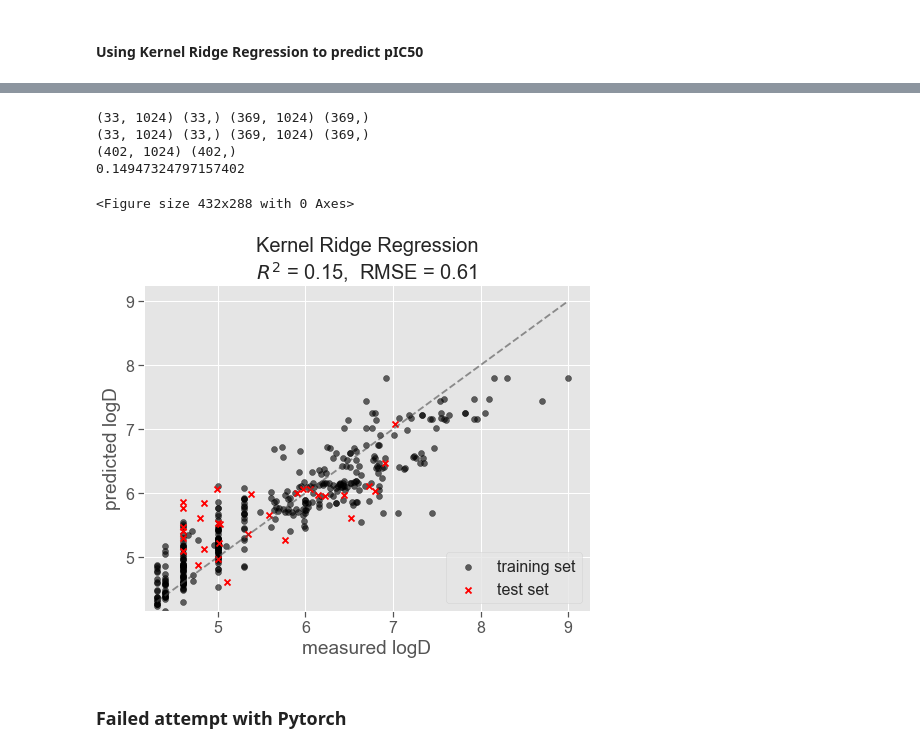
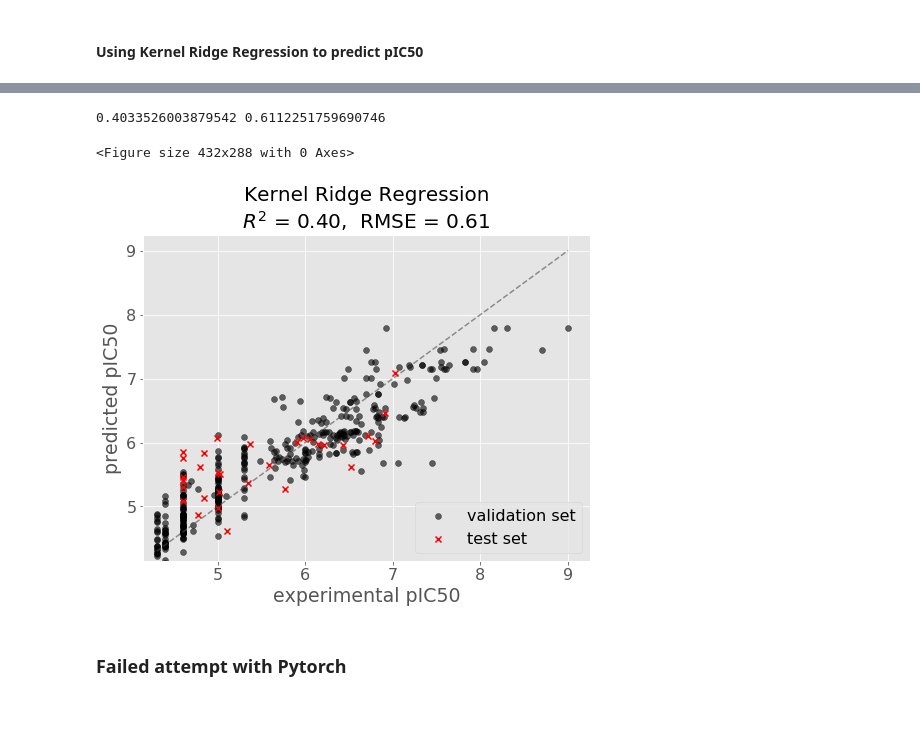
Before and after one commit to Mike575/OSM, a Jupyter notebook: predictor.ipynb, the cells around one changed output, grey strips where cells are left out. Cells and saved outputs as stored; diff of their text form; code cells hidden in the pictures; blank space fills up the shorter version.

Commit message:
predictor v0.3

```diff
--- a/predictor.ipynb
+++ b/predictor.ipynb
@@ -224,7 +224,7 @@ def plot_results(y_pred_train, y_pred_test, y_train, y_test, y_max, y_min, title
     #plt.xlim(y_min-1, y_max+1)
     plt.tick_params(axis='both', which='major', labelsize=fontsize-2)
     plt.tick_params(axis='both', which='minor', labelsize=fontsize-3)
-    plt.scatter(y_train, y_pred_train, label = 'training set', c='black', marker='o', alpha = 0.6)
+    plt.scatter(y_train, y_pred_train, label = 'validation set', c='black', marker='o', alpha = 0.6)
     #plt.title(title, fontdict=font)
     plt.title(title, fontsize=fontsize+2)
     plt.xlabel('experimental pIC50', fontsize=fontsize+1)
@@ -377,51 +378,41 @@ PandasTools.FrameToGridImage(data_pred, molsPerRow=6, legendsCol='', maxMols=20)
 # %%
 data_pred['fp_Morgan'] = data_pred['ROMol'].apply(Morgan_fingerprint)
 
 X_pred = np.array(list(data_pred['fp_Morgan']))
-print(X_pred.shape, y_pred.shape, X.shape, y.shape)
+#print(X_pred.shape, y_pred.shape, X.shape, y.shape)
 
 data_val['fp_Morgan'] = data_val['ROMol'].apply(Morgan_fingerprint)
 
 X_val = np.array(list(data_val['fp_Morgan']))
-print(X_val.shape, y_val.shape, X.shape, y.shape)
-
-# These two lines are absolutely wrong!
-#X_tol = np.concatenate((X, X_pred), axis=0)
-#y_tol = np.concatenate((y, y_pred), axis=0)
-print(X_tol.shape, y_tol.shape)
+#print(X_val.shape, y_val.shape, X.shape, y.shape)
 
 Best_KernelRidge.fit(X, y)
 
 with open('b_kr.pkl', 'wb') as f:
     pickle.dump(Best_KernelRidge, f)
 
 y_pred_train = Best_KernelRidge.predict(X)
-y_pred_pred = Best_KernelRidge.predict(X_pred)
-
+#y_pred_pred = Best_KernelRidge.predict(X_pred)
 y_pred_val = Best_KernelRidge.predict(X_val)
 
-r_square = r2_score(y_pred, y_pred_pred)
-print(r_square)
+r_square = r2_score(y_val, y_pred_val)
+
 rmse = mean_squared_error(y_val, y_pred_val) ** 0.5
-
+print(r_square,rmse)
 # Call ploting function
 fulltitle = "Kernel Ridge Regression" + "\n" + "$R^{2}$ = " + str("{:.2f}".format(r_square)) + ',  RMSE = ' + str("{:.2f}".format(rmse))
-#fulltitle = f"Kernel Ridge Regression \n $R^{2}$ = {r_square:2.f}, RMSE = {rmse:.2f}"
 plot_results(y_pred_train, y_pred_val, y, y_val, np.max(y), np.min(y), title=fulltitle, title1=name, figsize=(8,6))
 
 #r_square_2 = r2_score(y_val, data_val['logD_CXN'])
 #rmse_2 = mean_squared_error(y_val, data_val['logD_CXN']) ** 0.5#
 
 # Call ploting function
 #fulltitle = "ChemAxon" + "\n" + "$R^{2}$ = " + str("{:.2f}".format(r_square_2)) + ',  RMSE = ' + str("{:.2f}".format(rmse_2))
 #plot_results(y_pred_train, data_val['logD_CXN'], y, y_val, np.max(y), np.min(y)-1, title=fulltitle, title1=name, figsize=(8,6))
 # %% [output]
-(33, 1024) (33,) (369, 1024) (369,)
-(33, 1024) (33,) (369, 1024) (369,)
-(402, 1024) (402,)
-0.14947324797157402
+0.4033526003879542 0.6112251759690746
 <Figure size 432x288 with 0 Axes>
-[figure, old version]
+[figure, new version]
 # %% [markdown]
 ### Failed attempt with Pytorch
 # %% [markdown]
```
Also changed, not shown: parts of 3 cells of this notebook.
